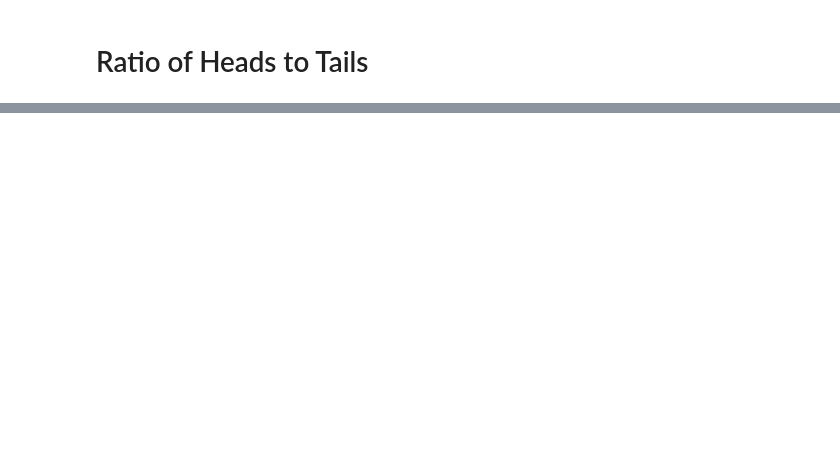
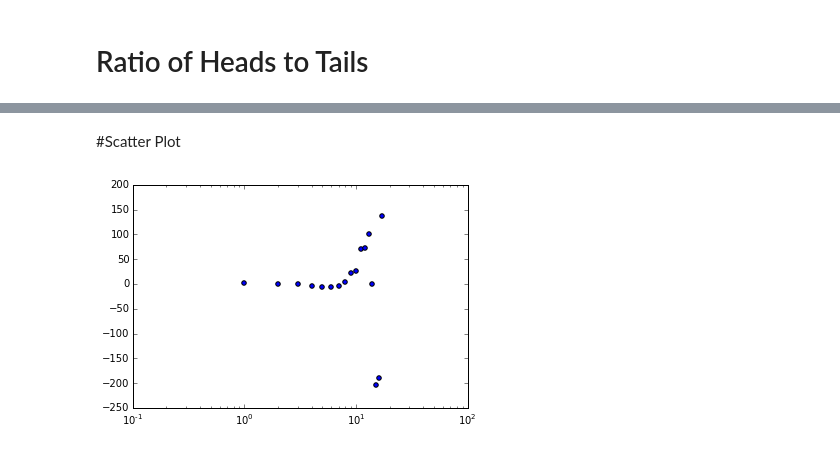
Before and after one commit to Apentz49/charting-coin-flips, a Jupyter notebook: Charting Coin Flips.ipynb, the cells around one changed output, grey strips where cells are left out. Drawn from its saved outputs; the diff is of its cells as text; code cells hidden in the pictures; blank space fills up the shorter version.

```diff
--- a/Charting Coin Flips.ipynb
+++ b/Charting Coin Flips.ipynb
@@ -74,0 +83,7 @@ plt.show()
+# %% [markdown]
+#Scatter Plot
+# %%
+plt.scatter(range(1,18), diff)
+plt.xscale('log')
+# %% [output]
+[figure, added]
```
Also changed, not shown: parts of 23 cells of this notebook.
